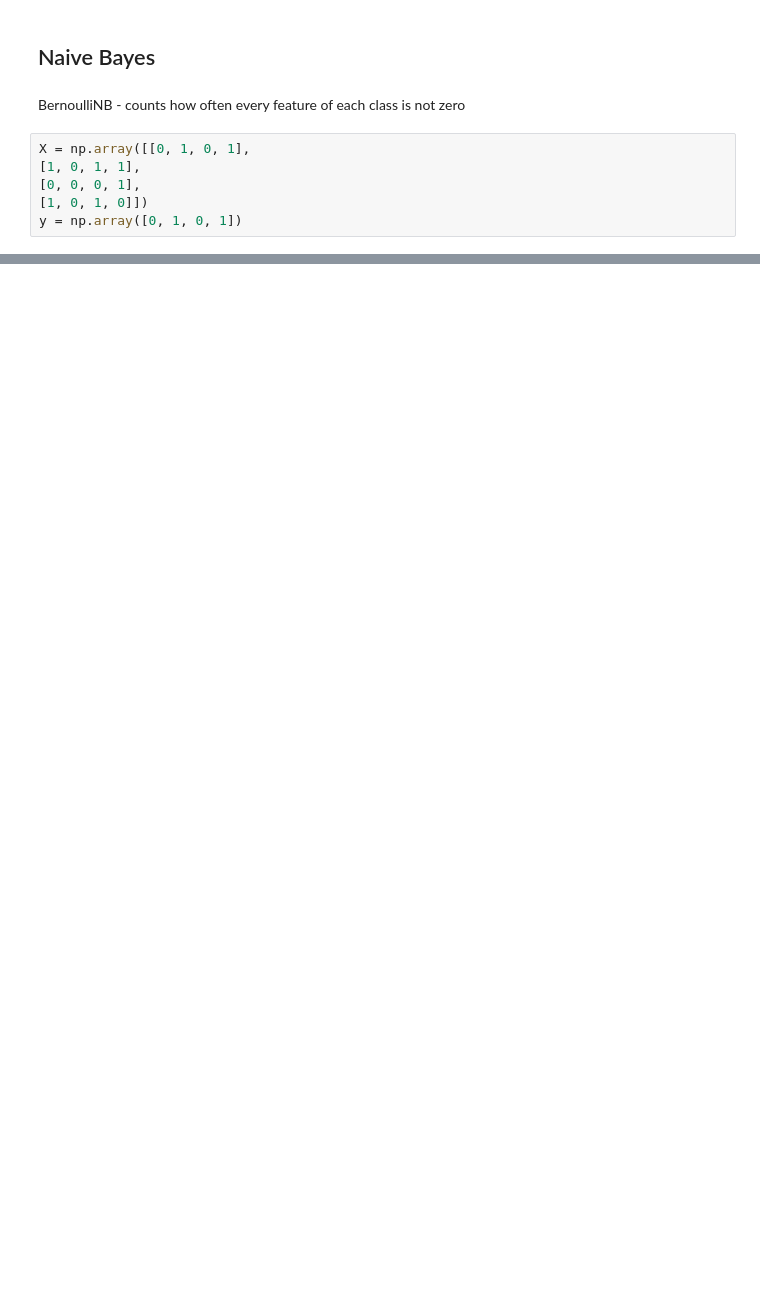
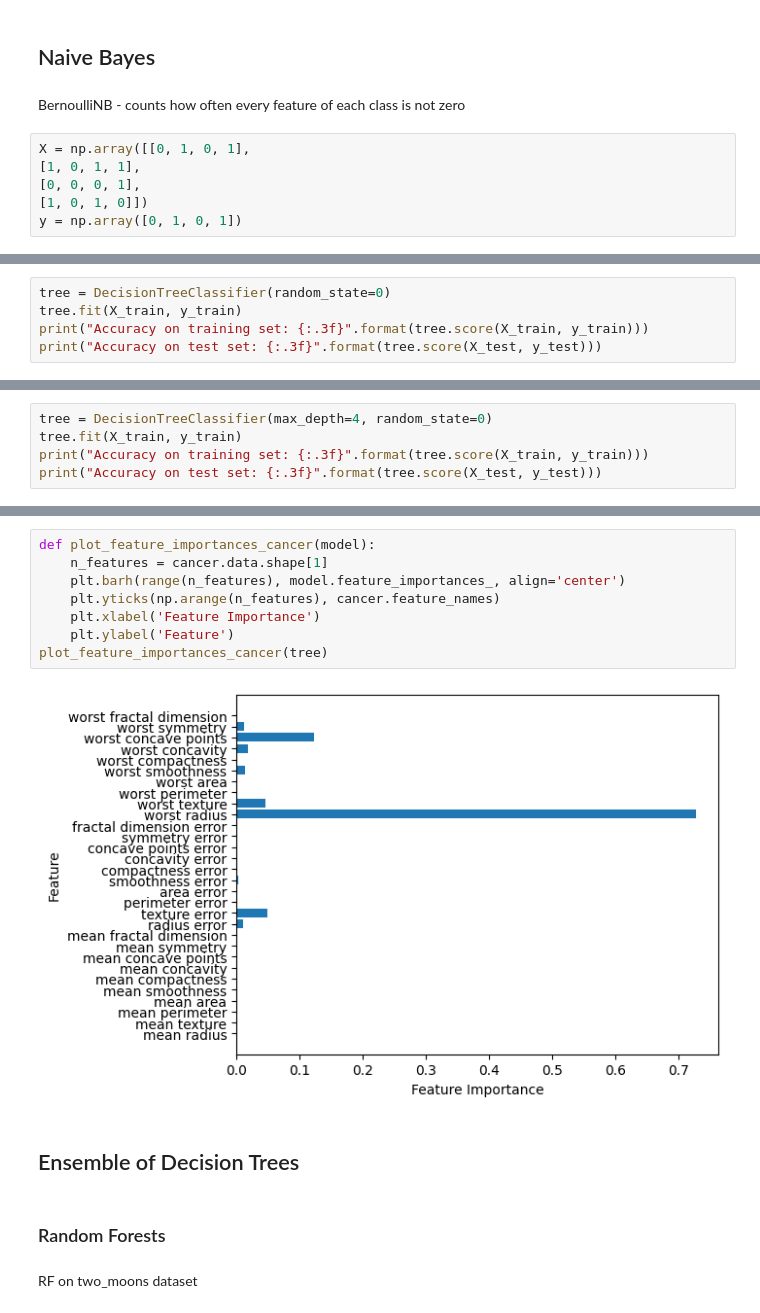
Before and after one commit to abhaykukade/ml_model_evaluation, a Jupyter notebook: supervised_classification.ipynb, the cells around one changed output, grey strips where cells are left out. Saved outputs shown, nothing was run; the diff lists cells and outputs as text; blank space fills up the shorter version.

```diff
--- a/supervised_classification.ipynb
+++ b/supervised_classification.ipynb
@@ -302,0 +330,5 @@ Feature counts:
+# %%
+tree = DecisionTreeClassifier(random_state=0)
+tree.fit(X_train, y_train)
+print("Accuracy on training set: {:.3f}".format(tree.score(X_train, y_train)))
+print("Accuracy on test set: {:.3f}".format(tree.score(X_test, y_test)))
@@ -302,0 +344,5 @@ Feature counts:
+# %%
+tree = DecisionTreeClassifier(max_depth=4, random_state=0)
+tree.fit(X_train, y_train)
+print("Accuracy on training set: {:.3f}".format(tree.score(X_train, y_train)))
+print("Accuracy on test set: {:.3f}".format(tree.score(X_test, y_test)))
@@ -302,0 +379,16 @@ Feature counts:
+# %%
+def plot_feature_importances_cancer(model):
+    n_features = cancer.data.shape[1]
+    plt.barh(range(n_features), model.feature_importances_, align='center')
+    plt.yticks(np.arange(n_features), cancer.feature_names)
+    plt.xlabel('Feature Importance')
+    plt.ylabel('Feature')
+plot_feature_importances_cancer(tree)
+# %% [output]
+[figure, added]
+# %% [markdown]
+## Ensemble of Decision Trees
+# %% [markdown]
+### Random Forests
+# %% [markdown]
+RF on two_moons dataset
```
Also changed, not shown: parts of 32 cells of this notebook, 1 other file.
